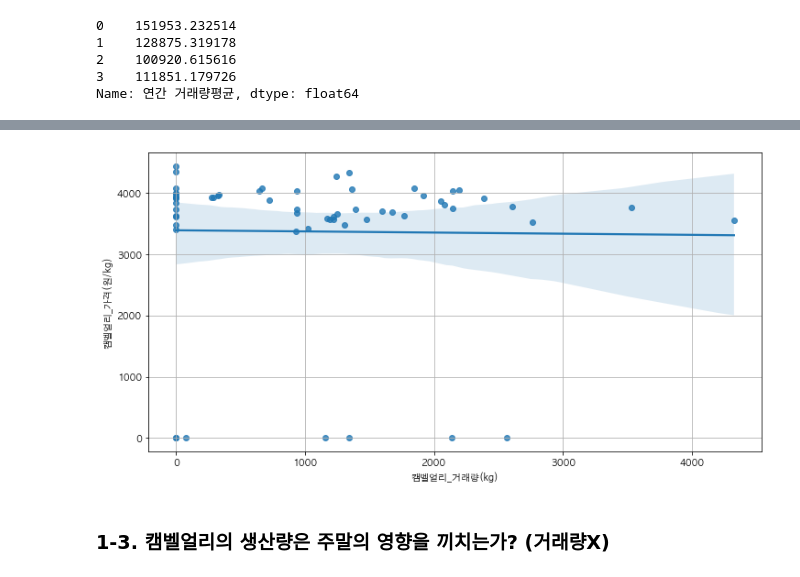
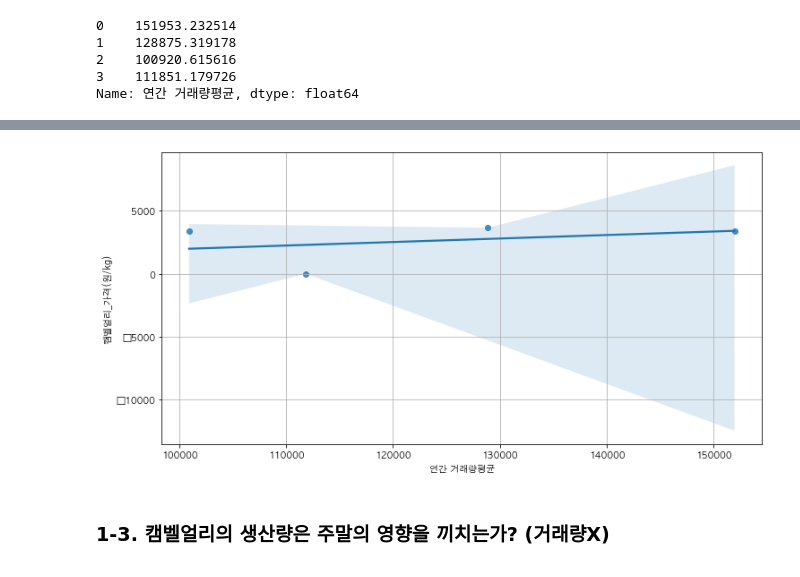
Before and after one commit to noobuy/products_price_predict, a Jupyter notebook: eda/goeun_EDA2&Preprocessing.ipynb, the cells around one changed output, grey strips where cells are left out. Saved outputs shown, nothing was run; the diff lists cells and outputs as text; code cells hidden in the pictures.

```diff
--- a/eda/goeun_EDA2&Preprocessing.ipynb
+++ b/eda/goeun_EDA2&Preprocessing.ipynb
@@ -411,16 +411,16 @@ data.corr()
 # %%
 from statsmodels.formula.api import ols
 
-data_x = data['캠벨얼리_거래량(kg)']
+data_x = data['연간 거래량평균']
 data_y = data['캠벨얼리_가격(원/kg)']
 
 #pyplot과 seaborn으로 회귀그래프
 plt.rcParams["figure.figsize"] = (12, 6)
 sns.regplot(x=data_x, y=data_y, data=data)
 plt.grid()
 plt.show()
 # %% [output]
-[figure, old version]
+[figure, new version]
 # %% [markdown]
 ### 1-3.  캠벨얼리의 생산량은 주말의 영향을 끼치는가? (거래량X)
 # %%
```
Also changed, not shown: parts of 2 cells of this notebook, 1 other file.
